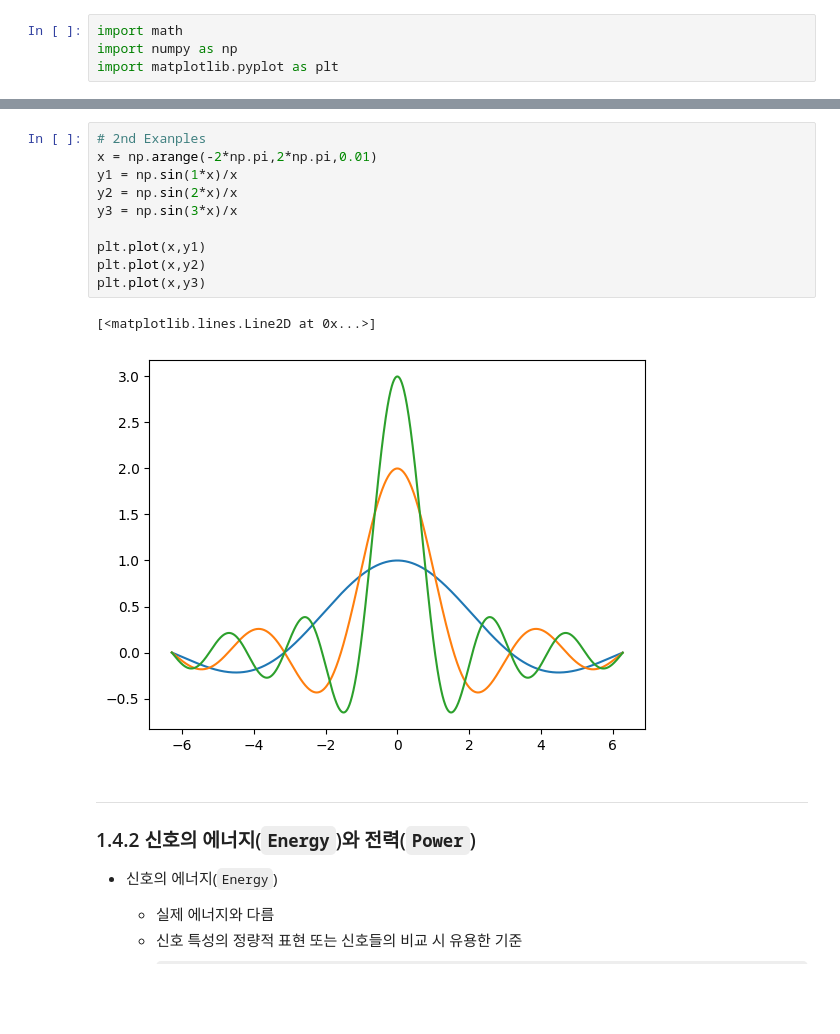
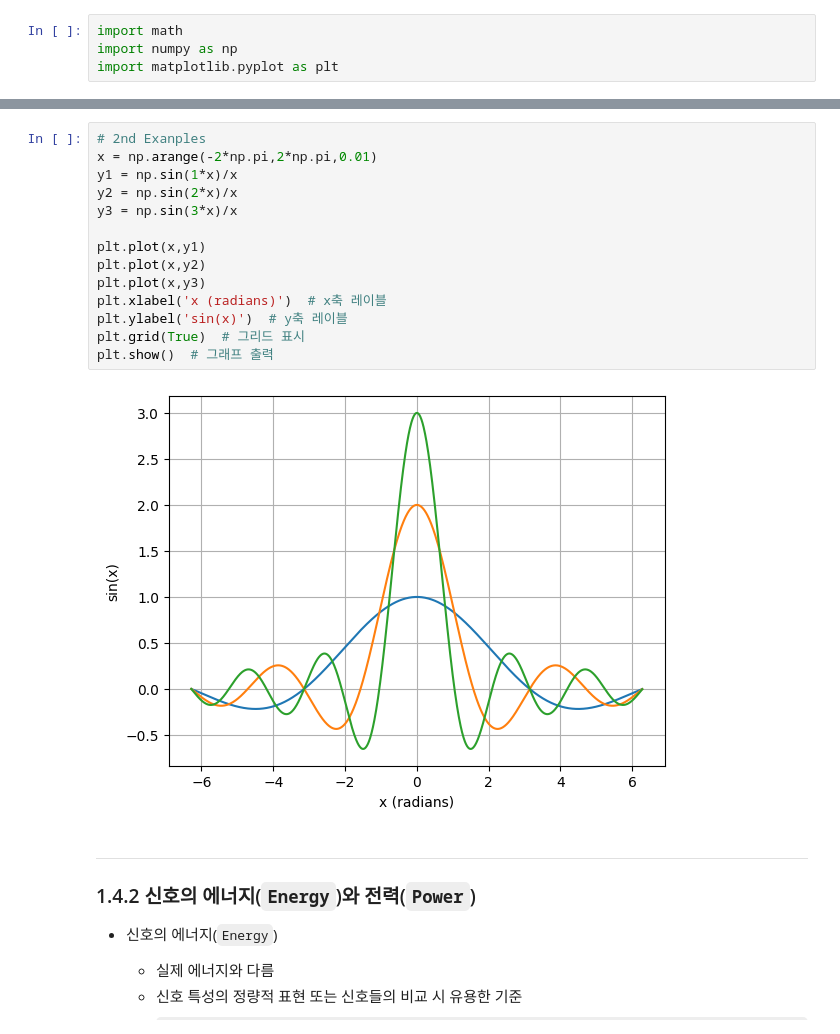
Before and after one commit to jwlee95/DSP_Class2025, a Jupyter notebook: Ch01_디지털_신호_처리의_개요.ipynb, the cells around one changed output, grey strips where cells are left out. Cells and saved outputs as stored; diff of their text form; some formulas as TeX source; blank space fills up the shorter version.

```diff
--- a/Ch01_디지털_신호_처리의_개요.ipynb
+++ b/Ch01_디지털_신호_처리의_개요.ipynb
@@ -417,16 +438,19 @@ plt.plot(t,y1,'b--',t,y2,'g',t,y3,'r-.')
 # %%
 # 2nd Exanples
 x = np.arange(-2*np.pi,2*np.pi,0.01)
 y1 = np.sin(1*x)/x
 y2 = np.sin(2*x)/x
 y3 = np.sin(3*x)/x
 
 plt.plot(x,y1)
 plt.plot(x,y2)
 plt.plot(x,y3)
+plt.xlabel('x (radians)')  # x축 레이블
+plt.ylabel('sin(x)')  # y축 레이블
+plt.grid(True)  # 그리드 표시
+plt.show()  # 그래프 출력
 # %% [output]
-[<matplotlib.lines.Line2D at 0x...>]
-[figure, old version]
+[figure, new version]
 # %% [markdown]
 ---
 
```
Also changed, not shown: parts of 8 cells of this notebook.
